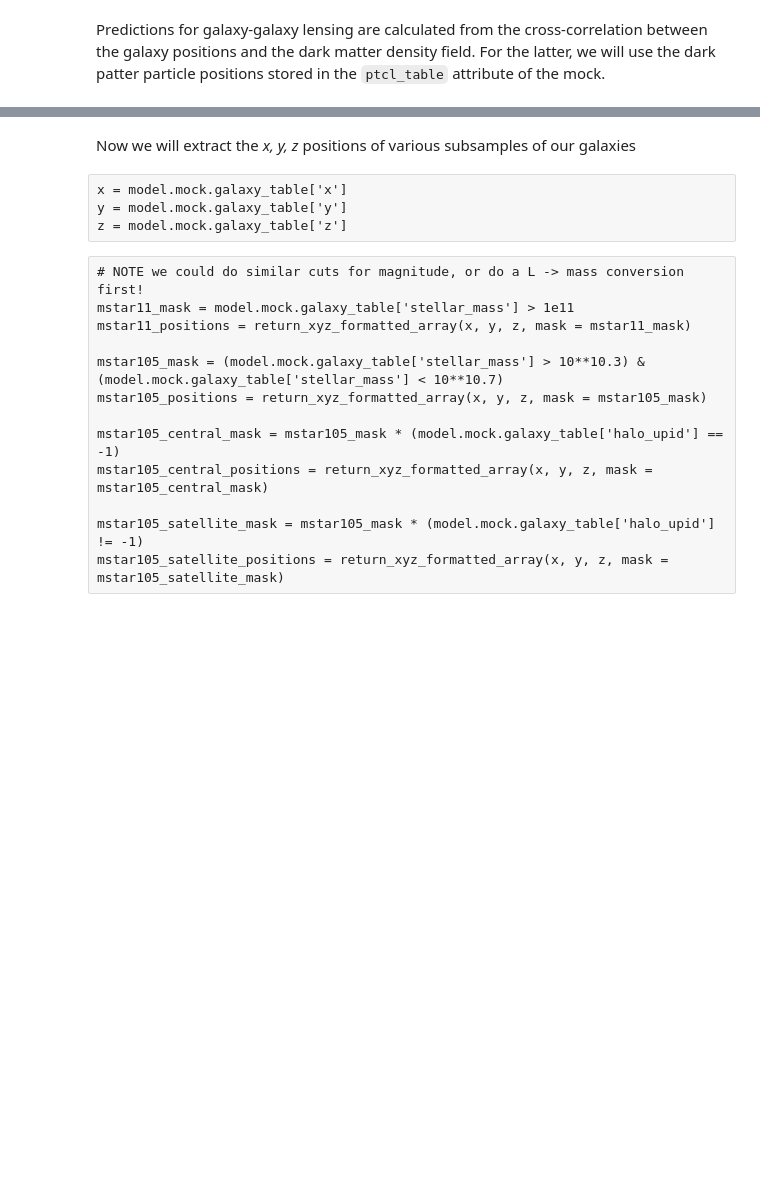
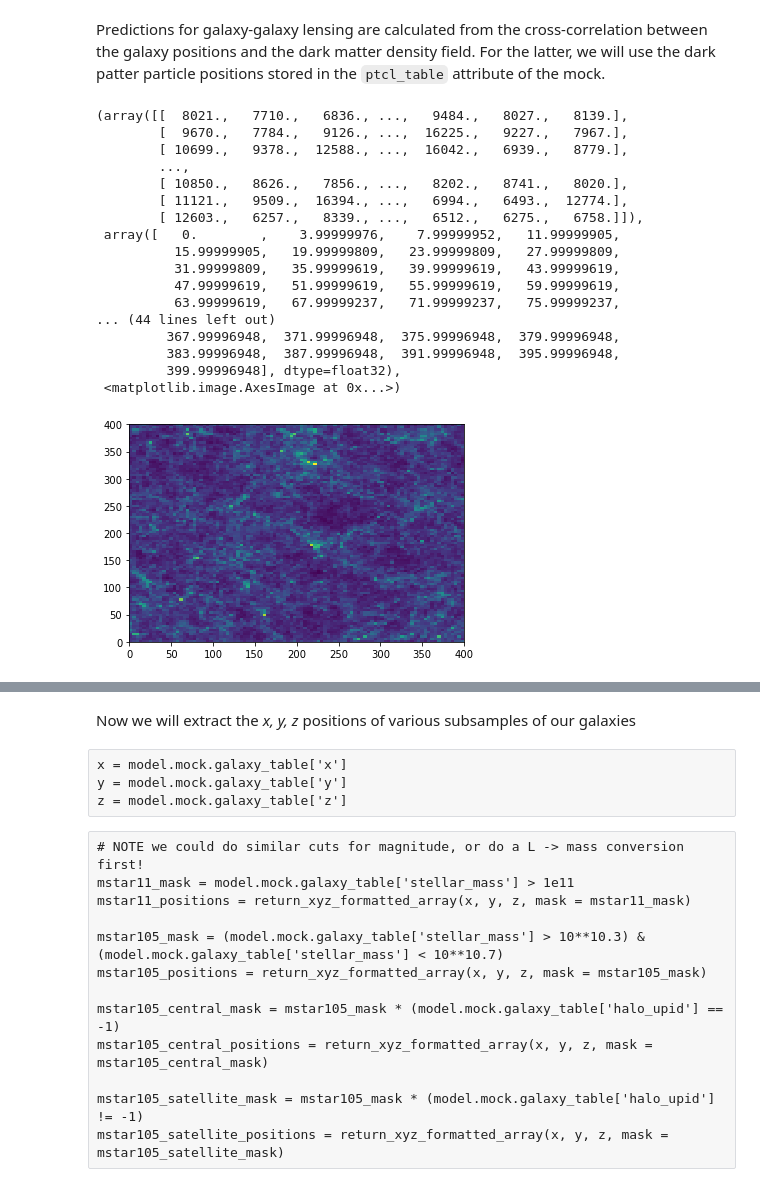
Before and after one commit to eniaxhakaj/desiDeltaSigma, a Jupyter notebook: halotools_lensing_tut.ipynb, the cells around one changed output, grey strips where cells are left out. Cells and saved outputs as stored; diff of their text form; code cells hidden in the pictures; blank space fills up the shorter version.

```diff
--- a/halotools_lensing_tut.ipynb
+++ b/halotools_lensing_tut.ipynb
@@ -23,0 +64,30 @@ Predictions for galaxy-galaxy lensing are calculated from the cross-correlation
+# %%
+import h5py
+ptcl_cat='/Users/kipac-slac-loaner/Git/desiDeltaSigma/ptcl_0.83.list.chinchilla_Lb400-2048.hdf5'
+pf = h5py.File(ptcl_cat)
+# %%
+pdataset = pf['data']
+px = pdataset['x']
+py = pdataset['y']
+pz = pdataset['z']
+# %%
+plt.hist2d(px, py, 100)
+# %% [output]
+(array([[  8021.,   7710.,   6836., ...,   9484.,   8027.,   8139.],
+        [  9670.,   7784.,   9126., ...,  16225.,   9227.,   7967.],
+        [ 10699.,   9378.,  12588., ...,  16042.,   6939.,   8779.],
+        ...,
+        [ 10850.,   8626.,   7856., ...,   8202.,   8741.,   8020.],
+        [ 11121.,   9509.,  16394., ...,   6994.,   6493.,  12774.],
+        [ 12603.,   6257.,   8339., ...,   6512.,   6275.,   6758.]]),
+ array([   0.        ,    3.99999976,    7.99999952,   11.99999905,
+          15.99999905,   19.99999809,   23.99999809,   27.99999809,
+          31.99999809,   35.99999619,   39.99999619,   43.99999619,
+          47.99999619,   51.99999619,   55.99999619,   59.99999619,
+          63.99999619,   67.99999237,   71.99999237,   75.99999237,
+... (44 lines left out)
+         367.99996948,  371.99996948,  375.99996948,  379.99996948,
+         383.99996948,  387.99996948,  391.99996948,  395.99996948,
+         399.99996948], dtype=float32),
+ <matplotlib.image.AxesImage at 0x...>)
+[figure, added]
```
Also changed, not shown: parts of 17 cells of this notebook, 6 other files.
